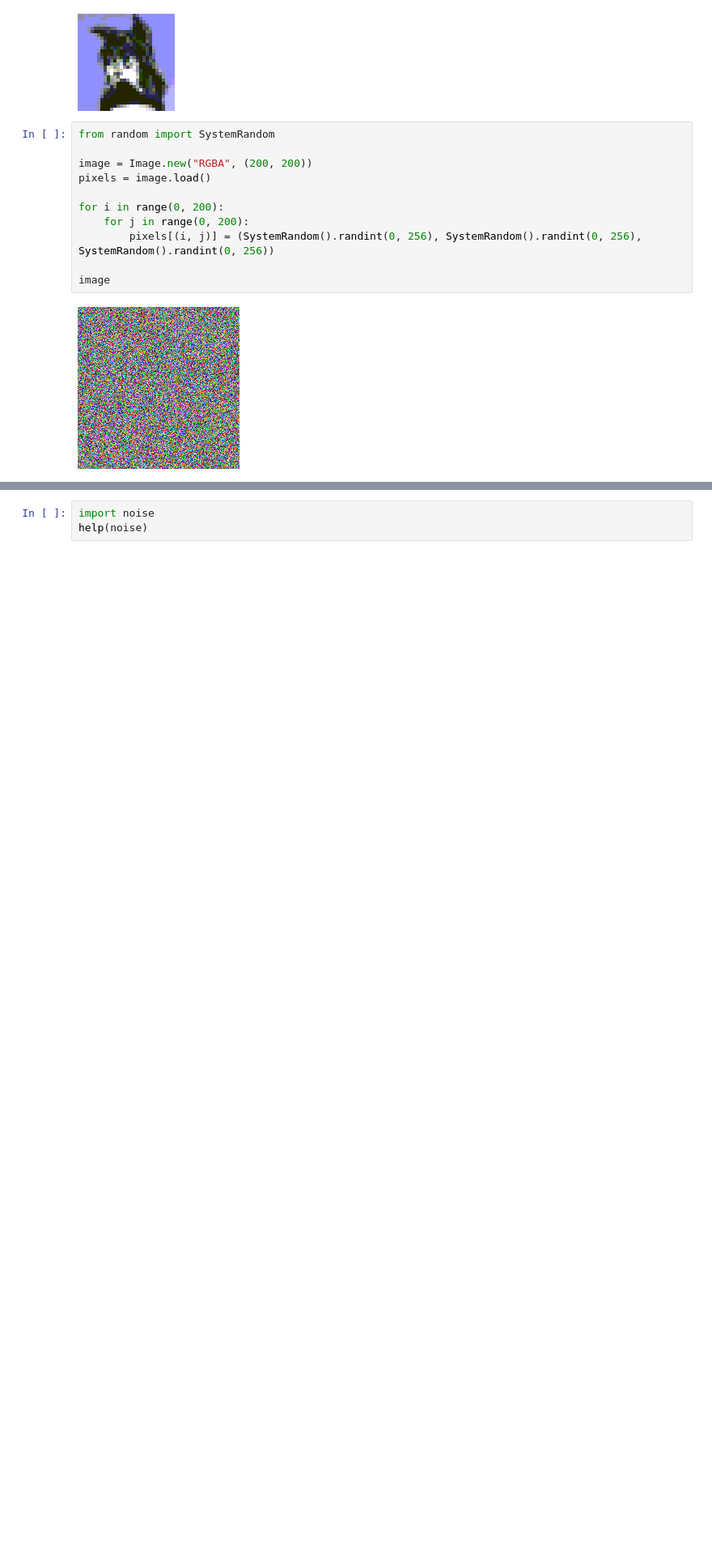
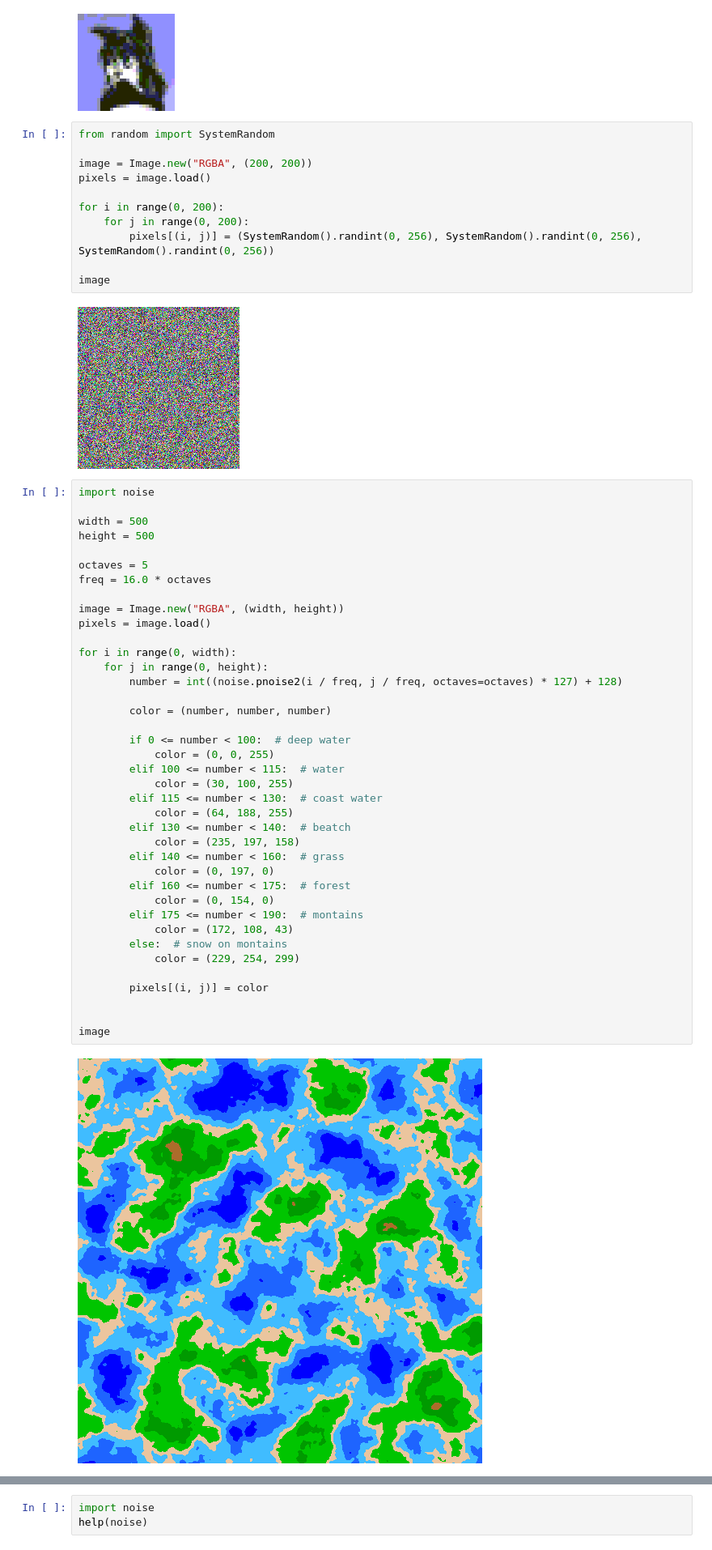
Before and after one commit to Psycojoker/pokefight, a Jupyter notebook: Untitled.ipynb, the cells around one changed output, grey strips where cells are left out. Shown at 81% size. Drawn from its saved outputs; the diff is of its cells as text; blank space fills up the shorter version.

```diff
--- a/Untitled.ipynb
+++ b/Untitled.ipynb
@@ -216,3 +216,44 @@ for i in range(0, 200):
 image
 # %% [output]
 [figure]
+# %%
+import noise
+
+width = 500
+height = 500
+
+octaves = 5
+freq = 16.0 * octaves
+
+image = Image.new("RGBA", (width, height))
+pixels = image.load()
+
+for i in range(0, width):
+    for j in range(0, height):
+        number = int((noise.pnoise2(i / freq, j / freq, octaves=octaves) * 127) + 128)
+
+        color = (number, number, number)
+
+        if 0 <= number < 100:  # deep water
+            color = (0, 0, 255)
+        elif 100 <= number < 115:  # water
+            color = (30, 100, 255)
+        elif 115 <= number < 130:  # coast water
+            color = (64, 188, 255)
+        elif 130 <= number < 140:  # beatch
+            color = (235, 197, 158)
+        elif 140 <= number < 160:  # grass
+            color = (0, 197, 0)
+        elif 160 <= number < 175:  # forest
+            color = (0, 154, 0)
+        elif 175 <= number < 190:  # montains
+            color = (172, 108, 43)
+        else:  # snow on montains
+            color = (229, 254, 299)
+
+        pixels[(i, j)] = color
+
+
+image
+# %% [output]
+[figure, added]
```
Also changed, not shown: parts of 4 cells of this notebook.
